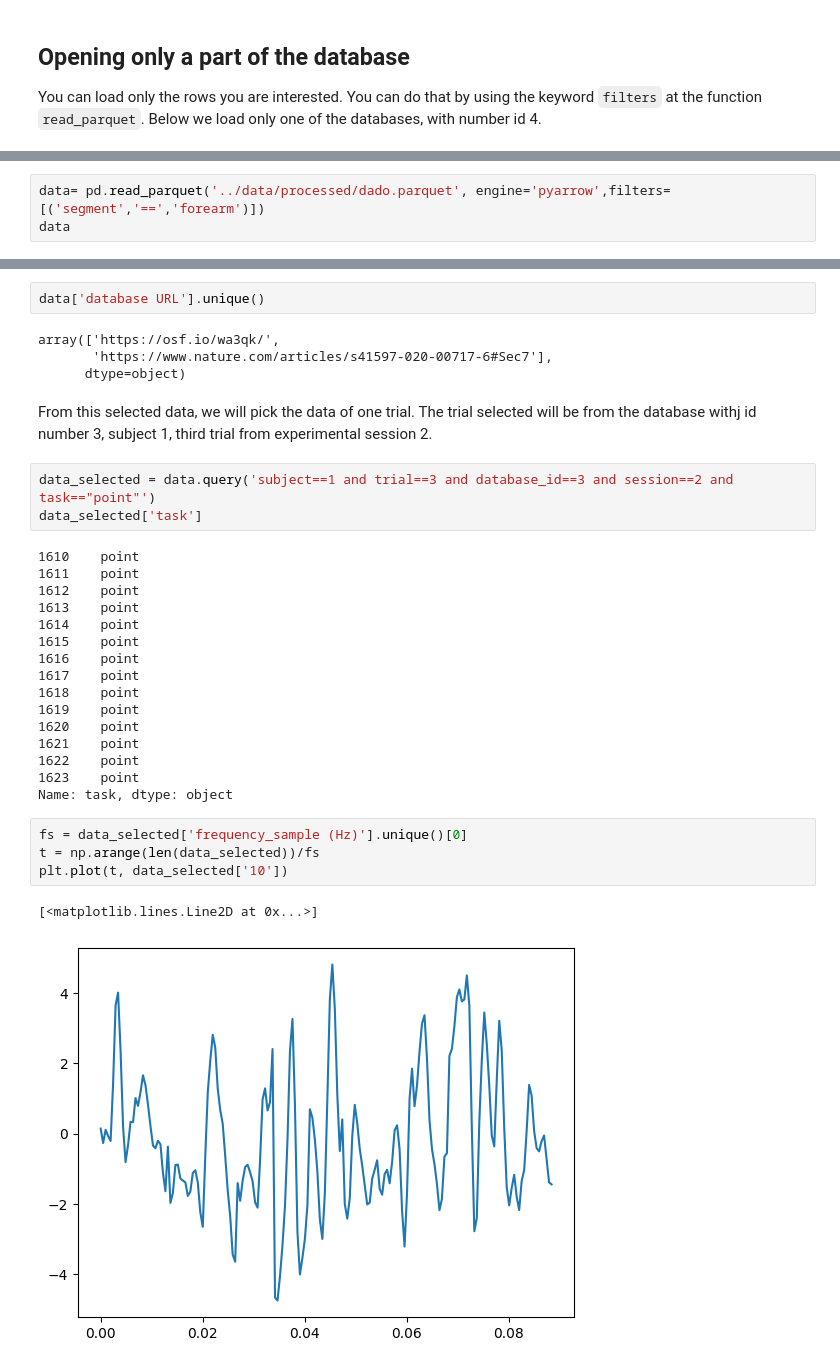
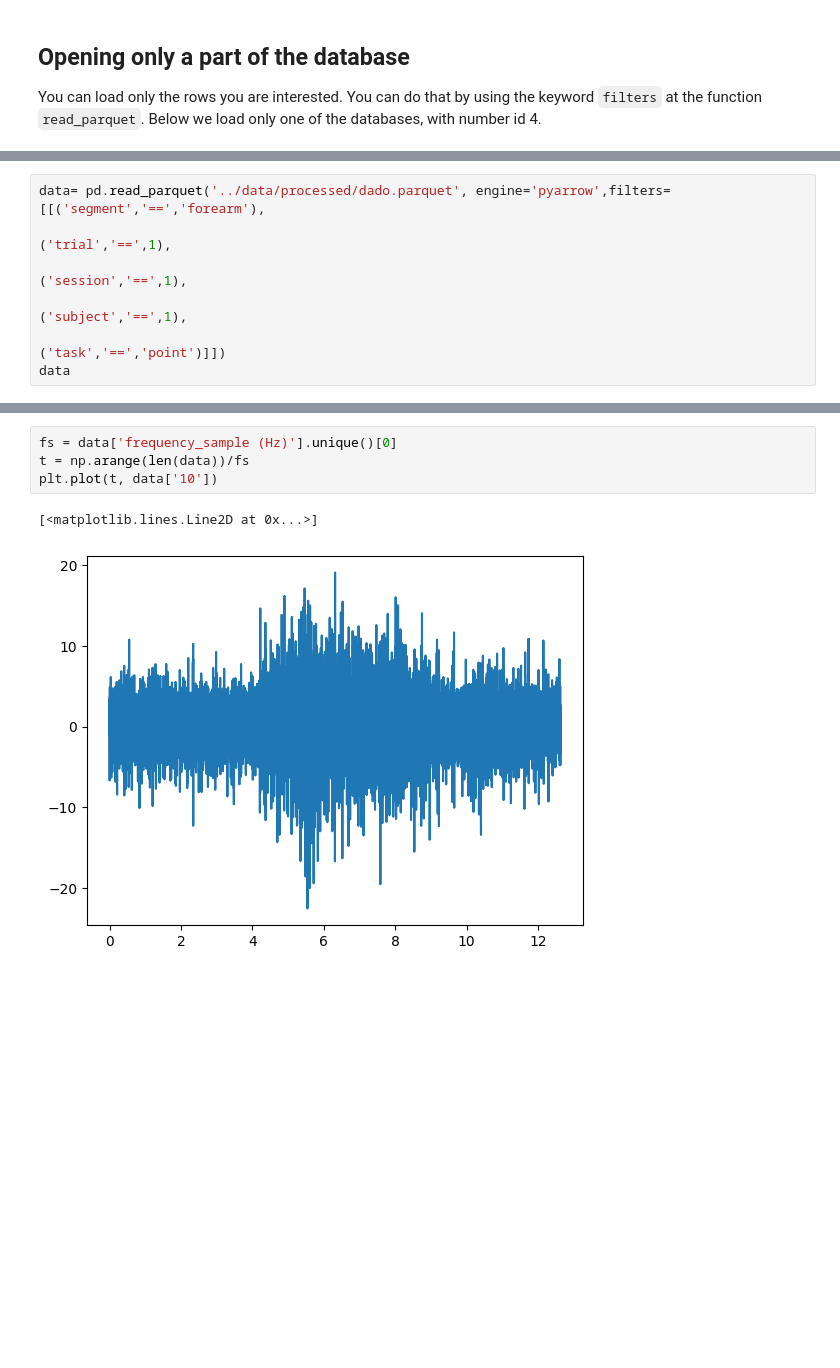
Before and after one commit to lcanudas/hd-EMG-dataset-merge, a Jupyter notebook: notebooks/exemplo_uso_dataset.ipynb, the cells around one changed output, grey strips where cells are left out. Drawn from its saved outputs; the diff is of its cells as text; blank space fills up the shorter version.

```diff
--- a/notebooks/exemplo_uso_dataset.ipynb
+++ b/notebooks/exemplo_uso_dataset.ipynb
@@ -69,5 +38,9 @@ Below we load only the data that measured the EMG of the forearm..
 # %%
-data= pd.read_parquet('../data/processed/dado.parquet', engine='pyarrow',filters=[('segment','==','forearm')])
+data= pd.read_parquet('../data/processed/dado.parquet', engine='pyarrow',filters=[[('segment','==','forearm'),
+                                                                                  ('trial','==',1),
+                                                                                  ('session','==',1),
+                                                                                  ('subject','==',1),
+                                                                                  ('task','==','point')]])
 data
 # %% [output]
 |  | 0 | 1 | 2 | 3 | 4 | 5 | 6 | 7 | 8 | 9 | ... | ... |
@@ -88,34 +59,7 @@ These data are from two datasets, from the following articles:
-# %%
-data['database URL'].unique()
-# %% [output]
-array(['https://osf.io/wa3qk/',
-       'https://www.nature.com/articles/s41597-020-00717-6#Sec7'],
-      dtype=object)
-# %% [markdown]
-From this selected data, we will pick the data of one trial. The trial selected will be from the database withj id number 3, subject 1, third trial from experimental  session 2.
-# %%
-data_selected = data.query('subject==1 and trial==3 and database_id==3 and session==2 and task=="point"')
-data_selected['task']
-# %% [output]
-1610    point
-1611    point
-1612    point
-1613    point
-1614    point
-1615    point
-1616    point
-1617    point
-1618    point
-1619    point
-1620    point
-1621    point
-1622    point
-1623    point
-Name: task, dtype: object
 # %%
-fs = data_selected['frequency_sample (Hz)'].unique()[0]
-t = np.arange(len(data_selected))/fs
-plt.plot(t, data_selected['10'])
+fs = data['frequency_sample (Hz)'].unique()[0]
+t = np.arange(len(data))/fs
+plt.plot(t, data['10'])
 # %% [output]
 [<matplotlib.lines.Line2D at 0x...>]
-[figure, old version]
+[figure, new version]
```
Also changed, not shown: parts of 9 cells of this notebook, 4 other files.
